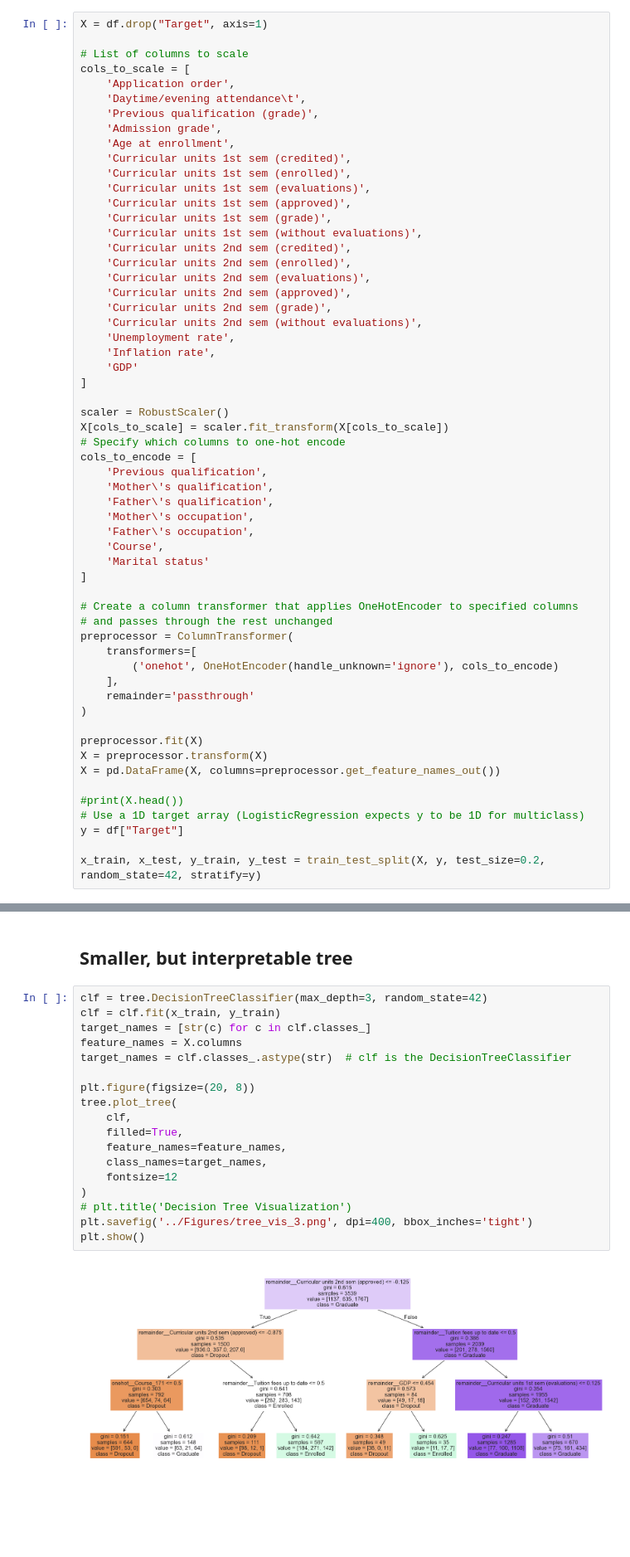
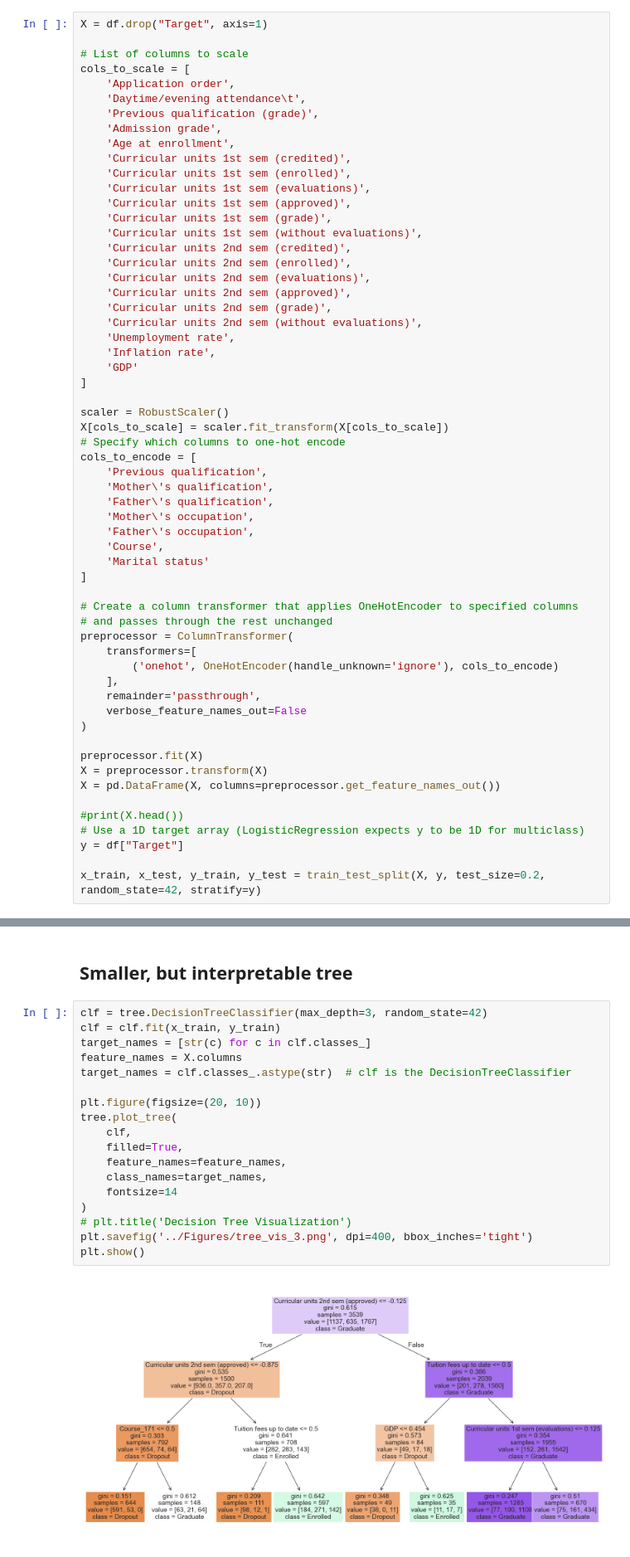
Before and after one commit to m-nader/FYS-STK4155-group14, a Jupyter notebook: project_3/Code/decision_tree_adjusted_data.ipynb, the cells around one changed output, grey strips where cells are left out. Shown: that part at 83% size. Drawn from its saved outputs; the diff is of its cells as text; blank space fills up the shorter version.

Commit message:
Figures, read me update and full run of notebooks

```diff
--- a/project_3/Code/decision_tree_adjusted_data.ipynb
+++ b/project_3/Code/decision_tree_adjusted_data.ipynb
@@ -61,7 +61,8 @@ preprocessor = ColumnTransformer(
     transformers=[
         ('onehot', OneHotEncoder(handle_unknown='ignore'), cols_to_encode)
     ],
-    remainder='passthrough'
+    remainder='passthrough',
+    verbose_feature_names_out=False
 )
 
 preprocessor.fit(X)
@@ -296,23 +297,23 @@ remainder__Inflation rate: 0.00000
 # %%
 clf = tree.DecisionTreeClassifier(max_depth=3, random_state=42)
 clf = clf.fit(x_train, y_train)
 target_names = [str(c) for c in clf.classes_]
 feature_names = X.columns
 target_names = clf.classes_.astype(str)  # clf is the DecisionTreeClassifier
 
-plt.figure(figsize=(20, 8))
+plt.figure(figsize=(20, 10))
 tree.plot_tree(
     clf,
     filled=True,
     feature_names=feature_names,
     class_names=target_names,
-    fontsize=12
+    fontsize=14
 )
 # plt.title('Decision Tree Visualization')
 plt.savefig('../Figures/tree_vis_3.png', dpi=400, bbox_inches='tight')
 plt.show()
 # %% [output]
-[figure, old version]
+[figure, new version]
 # %%
 cmp = ConfusionMatrixDisplay.from_estimator(clf, x_test, y_test, cmap="Blues", normalize='true',     include_values=True)
 # plt.title("Confusion Matrix")
```
Also changed, not shown: parts of 3 cells of this notebook, 9 other files.
